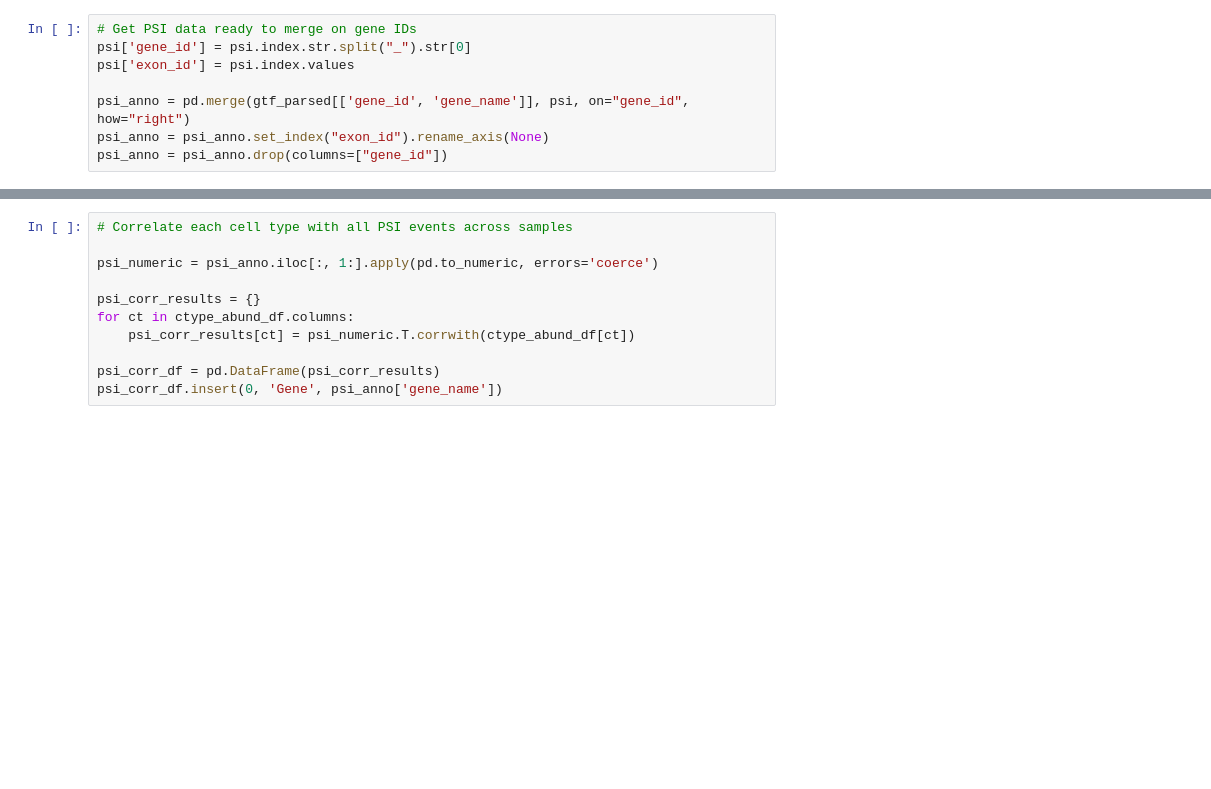
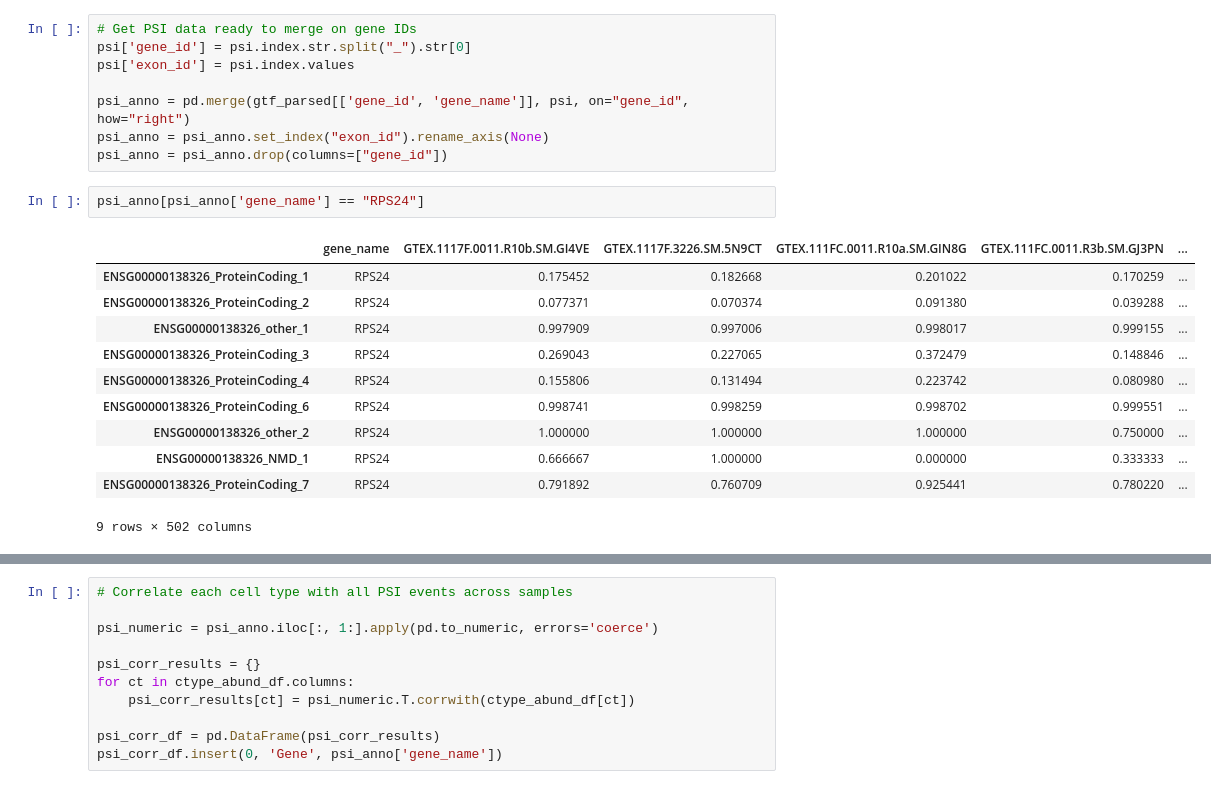
Before and after one commit to reliscu/bulk_splicing_GTEx_cortex, a Jupyter notebook: 23_calc_PSI_vs_ME_corr.ipynb, the cells around one changed output, grey strips where cells are left out. Saved outputs shown, nothing was run; the diff lists cells and outputs as text; blank space fills up the shorter version.

```diff
--- a/23_calc_PSI_vs_ME_corr.ipynb
+++ b/23_calc_PSI_vs_ME_corr.ipynb
@@ -50,3 +50,17 @@ psi['exon_id'] = psi.index.values
 psi_anno = pd.merge(gtf_parsed[['gene_id', 'gene_name']], psi, on="gene_id", how="right")
 psi_anno = psi_anno.set_index("exon_id").rename_axis(None)
 psi_anno = psi_anno.drop(columns=["gene_id"])
+# %%
+psi_anno[psi_anno['gene_name'] == "RPS24"]
+# %% [output]
+|  | gene_name | GTEX.1117F.0011.R10b.SM.GI4VE | GTEX.1117F.3226.SM.5N9CT | GTEX.111FC.0011.R10a.SM.GIN8G | GTEX.111FC.0011.R3b.SM.GJ3PN | ... |
+| ENSG00000138326_ProteinCoding_1 | RPS24 | 0.175452 | 0.182668 | 0.201022 | 0.170259 | ... |
+| ENSG00000138326_ProteinCoding_2 | RPS24 | 0.077371 | 0.070374 | 0.091380 | 0.039288 | ... |
+| ENSG00000138326_other_1 | RPS24 | 0.997909 | 0.997006 | 0.998017 | 0.999155 | ... |
+| ENSG00000138326_ProteinCoding_3 | RPS24 | 0.269043 | 0.227065 | 0.372479 | 0.148846 | ... |
+| ENSG00000138326_ProteinCoding_4 | RPS24 | 0.155806 | 0.131494 | 0.223742 | 0.080980 | ... |
+| ENSG00000138326_ProteinCoding_6 | RPS24 | 0.998741 | 0.998259 | 0.998702 | 0.999551 | ... |
+| ENSG00000138326_other_2 | RPS24 | 1.000000 | 1.000000 | 1.000000 | 0.750000 | ... |
+| ENSG00000138326_NMD_1 | RPS24 | 0.666667 | 1.000000 | 0.000000 | 0.333333 | ... |
+| ENSG00000138326_ProteinCoding_7 | RPS24 | 0.791892 | 0.760709 | 0.925441 | 0.780220 | ... |
+9 rows × 502 columns
```
Also changed, not shown: parts of 3 cells of this notebook, 3 other files.
